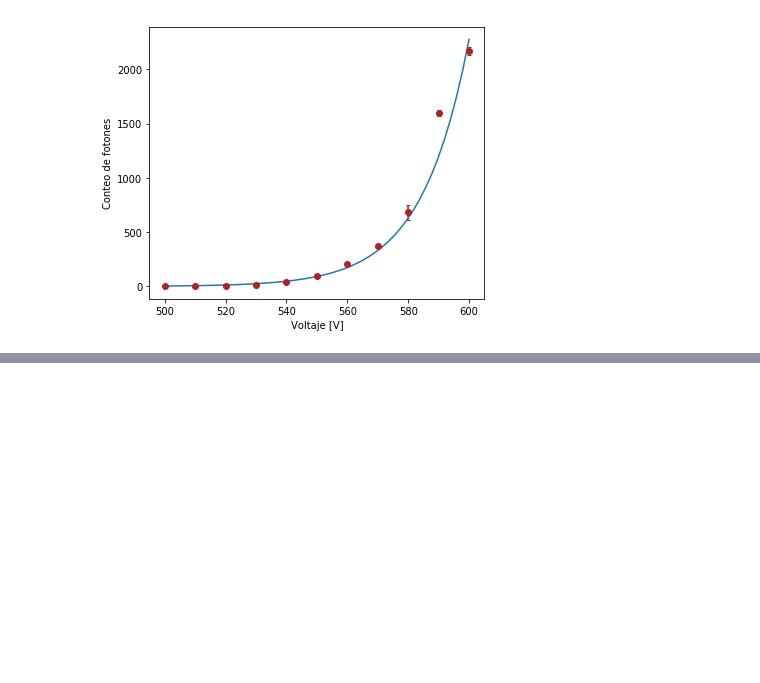
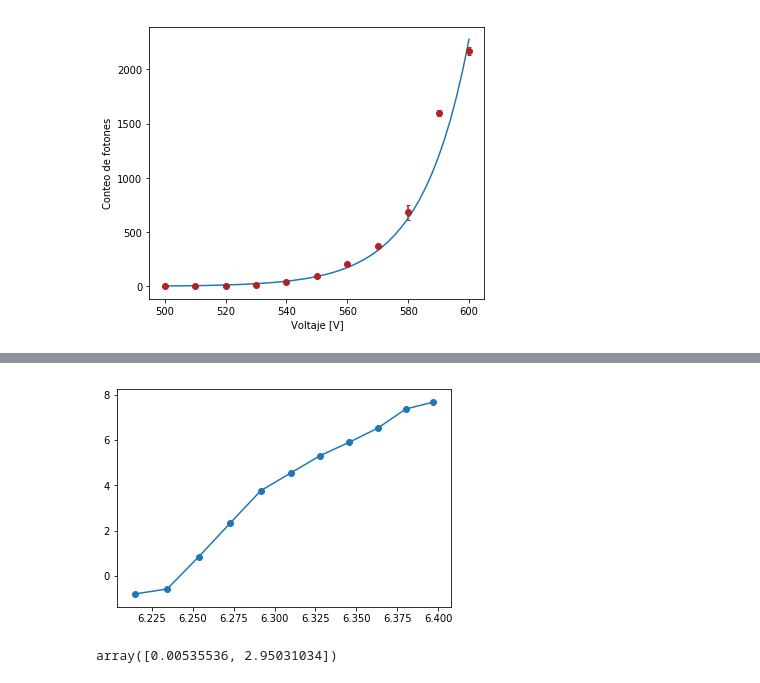
Before and after one commit to jamontanac/Laboratorio-Avanzado, a Jupyter notebook: Double_Slit/Analisis.ipynb, the cells around one changed output, grey strips where cells are left out. Saved outputs shown, nothing was run; the diff lists cells and outputs as text; code cells hidden in the pictures; blank space fills up the shorter version.

```diff
--- a/Double_Slit/Analisis.ipynb
+++ b/Double_Slit/Analisis.ipynb
@@ -69,0 +71,6 @@ plt.show()
+# %%
+plt.plot(np.log(x_obs),np.log(y_obs))
+plt.scatter(np.log(x_obs),np.log(y_obs))
+plt.show()
+# %% [output]
+[figure, added]
@@ -69,0 +85,5 @@ plt.show()
+# %%
+perr = np.sqrt(np.diag(pcov))
+perr
+# %% [output]
+array([0.00535536, 2.95031034])
```
Also changed, not shown: parts of 8 cells of this notebook.
